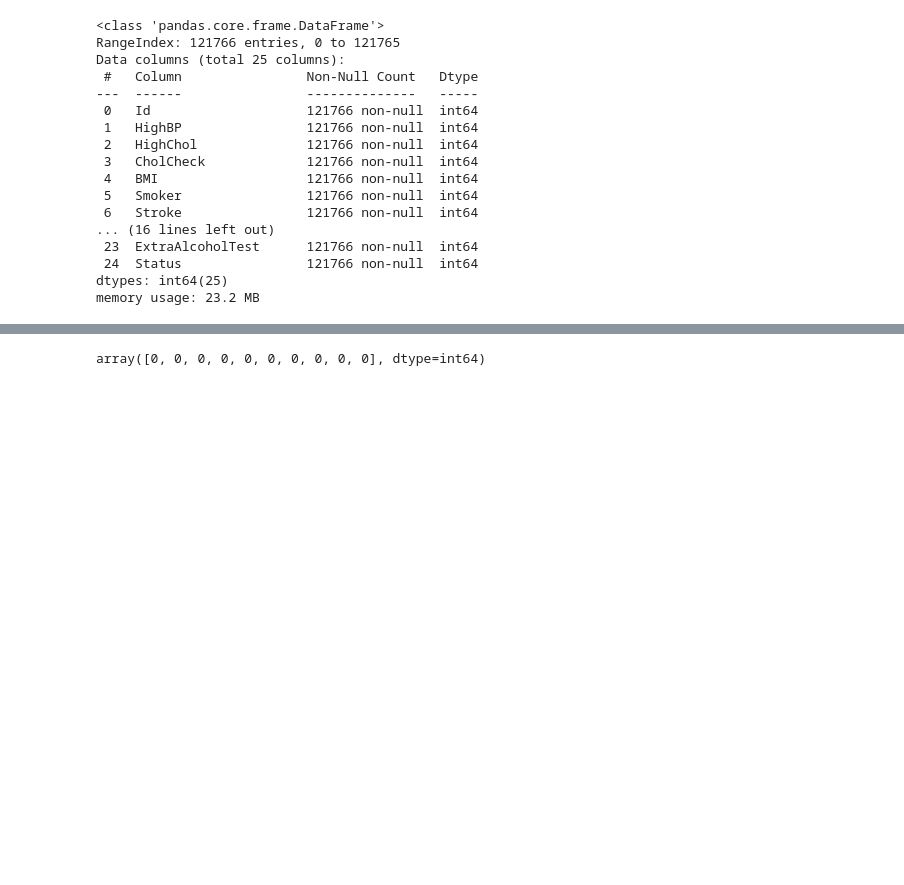
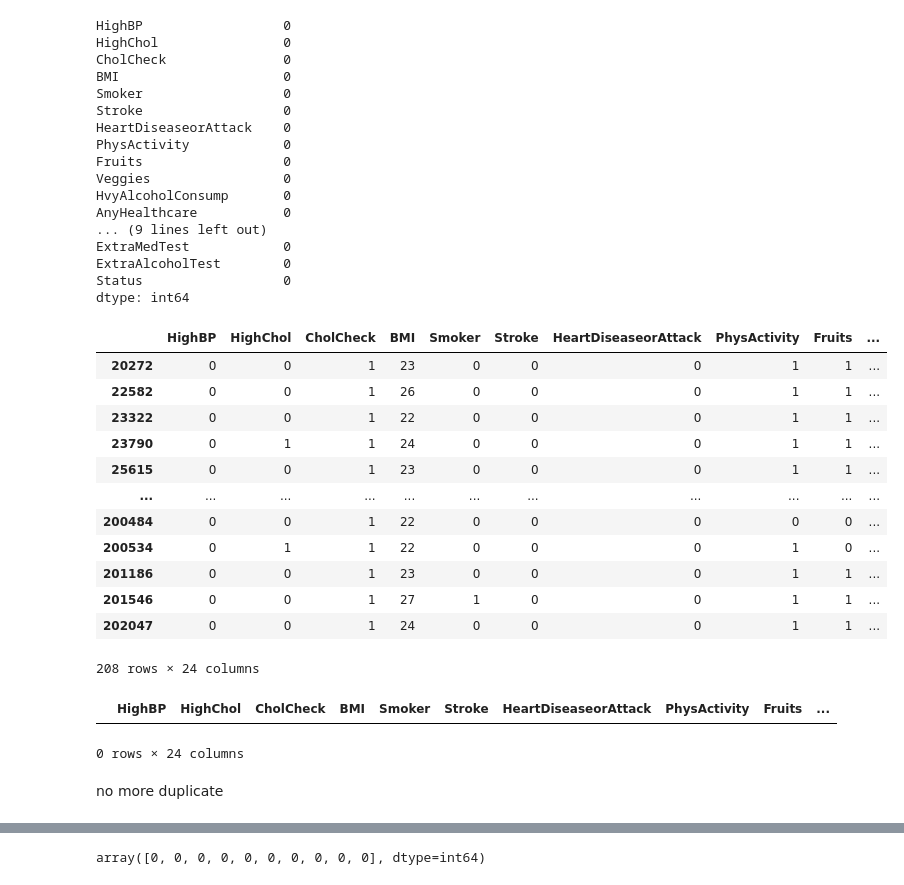
Before and after one commit to 2003congthinh/Machine-Learning, a Jupyter notebook: ASM 1/Diabetes.ipynb, the cells around one changed output, grey strips where cells are left out. Cells and saved outputs as stored; diff of their text form; code cells hidden in the pictures; blank space fills up the shorter version.

```diff
--- a/ASM 1/Diabetes.ipynb
+++ b/ASM 1/Diabetes.ipynb
@@ -7,3 +8,3 @@ import numpy as np
 # %%
 train_data = pd.read_csv('data_train.csv')
-train = train_data[:int(len(train_data)*0.6)] #no need to print
+train = train_data.drop(columns=['Id'])
@@ -10,20 +51,45 @@ train = train_data[:int(len(train_data)*0.6)] #no need to print
 # %%
-train.info() #Check for null, if there are null - use dropna()
+train.isna().sum() #Check for null, if there are null - use dropna()
 # %% [output]
-<class 'pandas.core.frame.DataFrame'>
-RangeIndex: 121766 entries, 0 to 121765
-Data columns (total 25 columns):
- #   Column                Non-Null Count   Dtype
----  ------                --------------   -----
- 0   Id                    121766 non-null  int64
- 1   HighBP                121766 non-null  int64
- 2   HighChol              121766 non-null  int64
- 3   CholCheck             121766 non-null  int64
- 4   BMI                   121766 non-null  int64
- 5   Smoker                121766 non-null  int64
- 6   Stroke                121766 non-null  int64
-... (16 lines left out)
- 23  ExtraAlcoholTest      121766 non-null  int64
- 24  Status                121766 non-null  int64
-dtypes: int64(25)
-memory usage: 23.2 MB
+HighBP                  0
+HighChol                0
+CholCheck               0
+BMI                     0
+Smoker                  0
+Stroke                  0
+HeartDiseaseorAttack    0
+PhysActivity            0
+Fruits                  0
+Veggies                 0
+HvyAlcoholConsump       0
+AnyHealthcare           0
+... (9 lines left out)
+ExtraMedTest            0
+ExtraAlcoholTest        0
+Status                  0
+dtype: int64
+# %%
+train.loc[train.duplicated()] # search for duplicate, train.loc[train.duplicated()] to locate duplicate if have
+# %% [output]
+|  | HighBP | HighChol | CholCheck | BMI | Smoker | Stroke | HeartDiseaseorAttack | PhysActivity | Fruits | ... |
+| 20272 | 0 | 0 | 1 | 23 | 0 | 0 | 0 | 1 | 1 | ... |
+| 22582 | 0 | 0 | 1 | 26 | 0 | 0 | 0 | 1 | 1 | ... |
+| 23322 | 0 | 0 | 1 | 22 | 0 | 0 | 0 | 1 | 1 | ... |
+| 23790 | 0 | 1 | 1 | 24 | 0 | 0 | 0 | 1 | 1 | ... |
+| 25615 | 0 | 0 | 1 | 23 | 0 | 0 | 0 | 1 | 1 | ... |
+| ... | ... | ... | ... | ... | ... | ... | ... | ... | ... | ... |
+| 200484 | 0 | 0 | 1 | 22 | 0 | 0 | 0 | 0 | 0 | ... |
+| 200534 | 0 | 1 | 1 | 22 | 0 | 0 | 0 | 1 | 0 | ... |
+| 201186 | 0 | 0 | 1 | 23 | 0 | 0 | 0 | 1 | 1 | ... |
+| 201546 | 0 | 0 | 1 | 27 | 1 | 0 | 0 | 1 | 1 | ... |
+| 202047 | 0 | 0 | 1 | 24 | 0 | 0 | 0 | 1 | 1 | ... |
+208 rows × 24 columns
+# %%
+# There are duplcates so they must be deleted
+train.drop_duplicates(inplace=True)
+train.loc[train.duplicated()]
+# %% [output]
+|  | HighBP | HighChol | CholCheck | BMI | Smoker | Stroke | HeartDiseaseorAttack | PhysActivity | Fruits | ... |
+0 rows × 24 columns
+# %% [markdown]
+ no more duplicate
```
Also changed, not shown: parts of 59 cells of this notebook.
